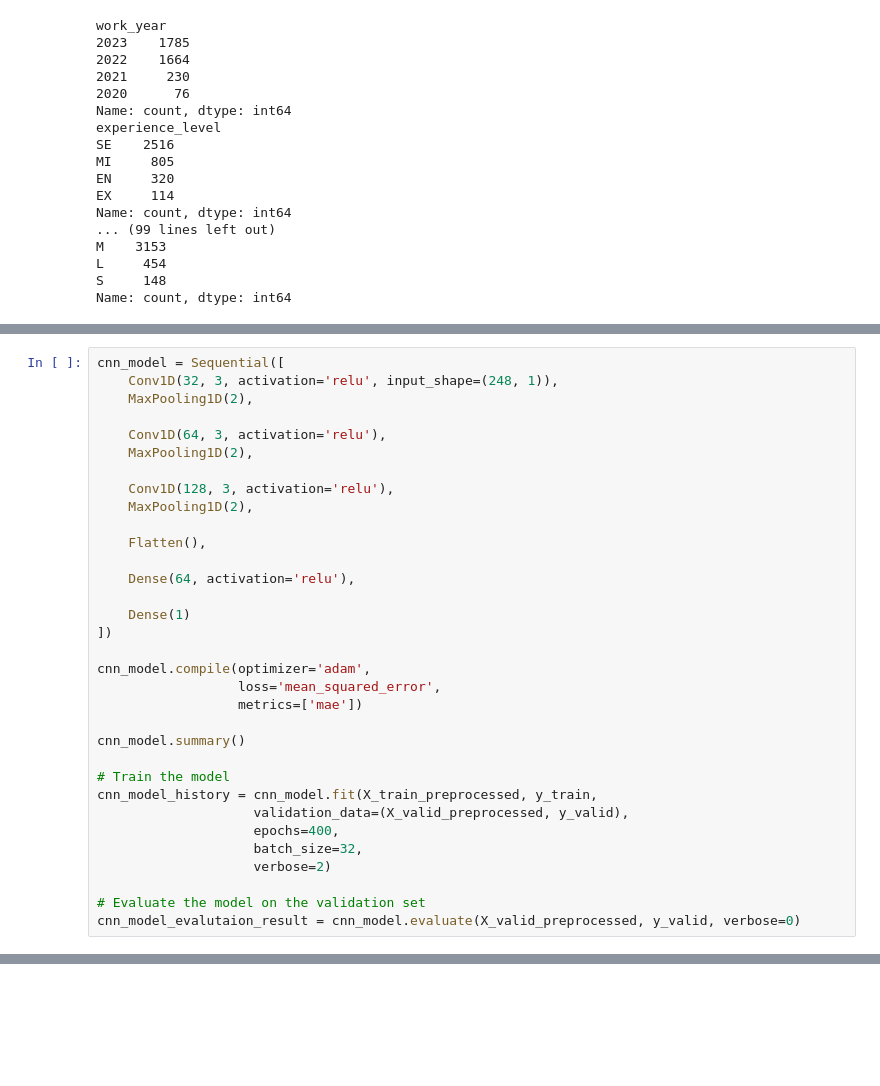
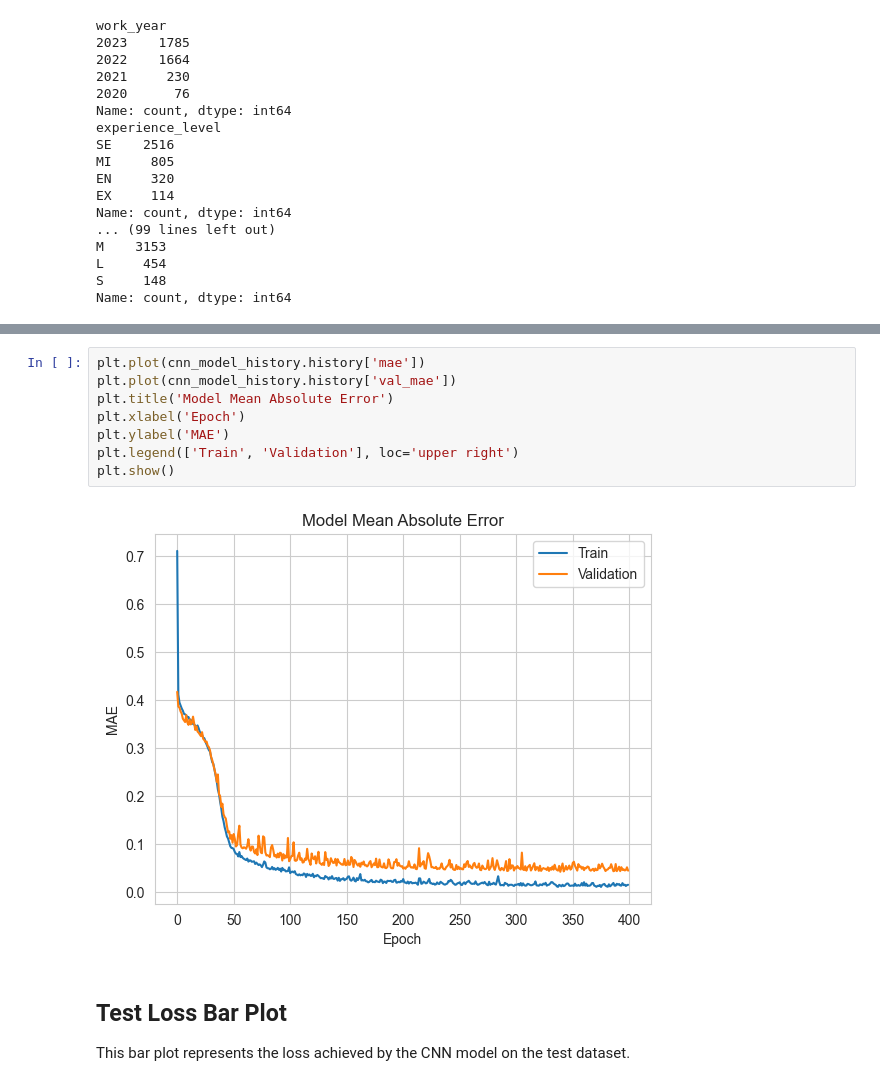
Before and after one commit to itamarKraitman/2024DeepLearningCourseProject, a Jupyter notebook: Main_Notebook.ipynb, the cells around one changed output, grey strips where cells are left out. Drawn from its saved outputs; the diff is of its cells as text; blank space fills up the shorter version.

```diff
--- a/Main_Notebook.ipynb
+++ b/Main_Notebook.ipynb
@@ -801,33 +379,0 @@ plt.show()
-# %%
-cnn_model = Sequential([
-    Conv1D(32, 3, activation='relu', input_shape=(248, 1)),
-    MaxPooling1D(2),
-
-    Conv1D(64, 3, activation='relu'),
-    MaxPooling1D(2),
-
-    Conv1D(128, 3, activation='relu'),
-    MaxPooling1D(2),
-
-    Flatten(),
-
-    Dense(64, activation='relu'),
-
-    Dense(1)
-])
-
-cnn_model.compile(optimizer='adam',
-                  loss='mean_squared_error',
-                  metrics=['mae'])
-
-cnn_model.summary()
-
-# Train the model
-cnn_model_history = cnn_model.fit(X_train_preprocessed, y_train,
-                    validation_data=(X_valid_preprocessed, y_valid),
-                    epochs=400,
-                    batch_size=32,
-                    verbose=2)
-
-# Evaluate the model on the validation set
-cnn_model_evalutaion_result = cnn_model.evaluate(X_valid_preprocessed, y_valid, verbose=0)
@@ -914,2 +423,15 @@ plt.show()
+# %%
+plt.plot(cnn_model_history.history['mae'])
+plt.plot(cnn_model_history.history['val_mae'])
+plt.title('Model Mean Absolute Error')
+plt.xlabel('Epoch')
+plt.ylabel('MAE')
+plt.legend(['Train', 'Validation'], loc='upper right')
+plt.show()
+# %% [output]
+[figure, added]
+# %% [markdown]
+## Test Loss Bar Plot
+This bar plot represents the loss achieved by the CNN model on the test dataset.
 # %%
 test_loss, test_mae= cnn_model.evaluate(X_test_preprocessed, y_test)
```
Also changed, not shown: parts of 69 cells of this notebook, 2 other files.
